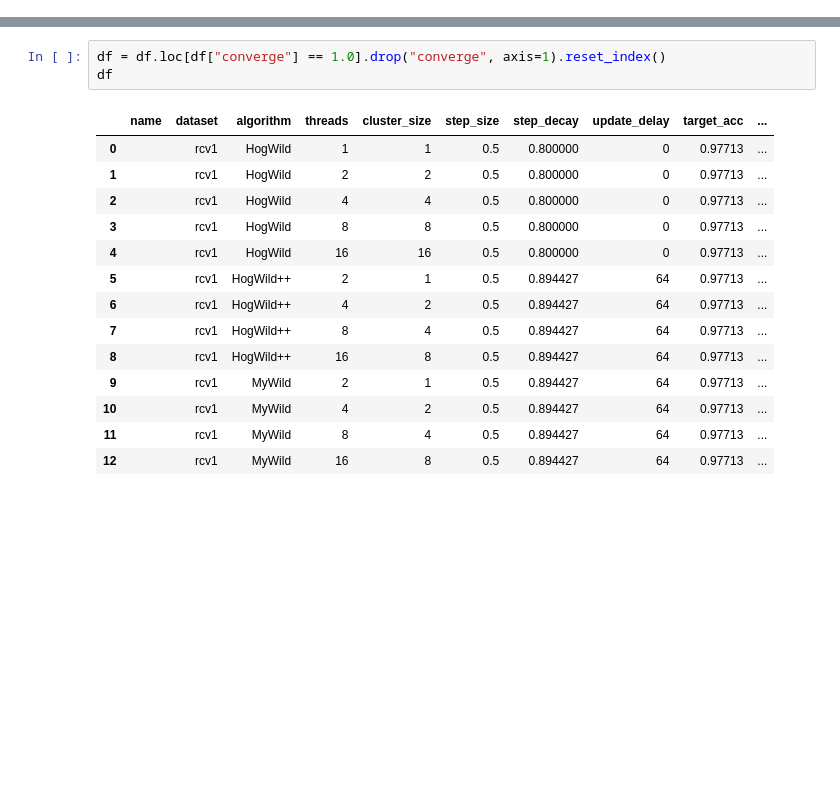
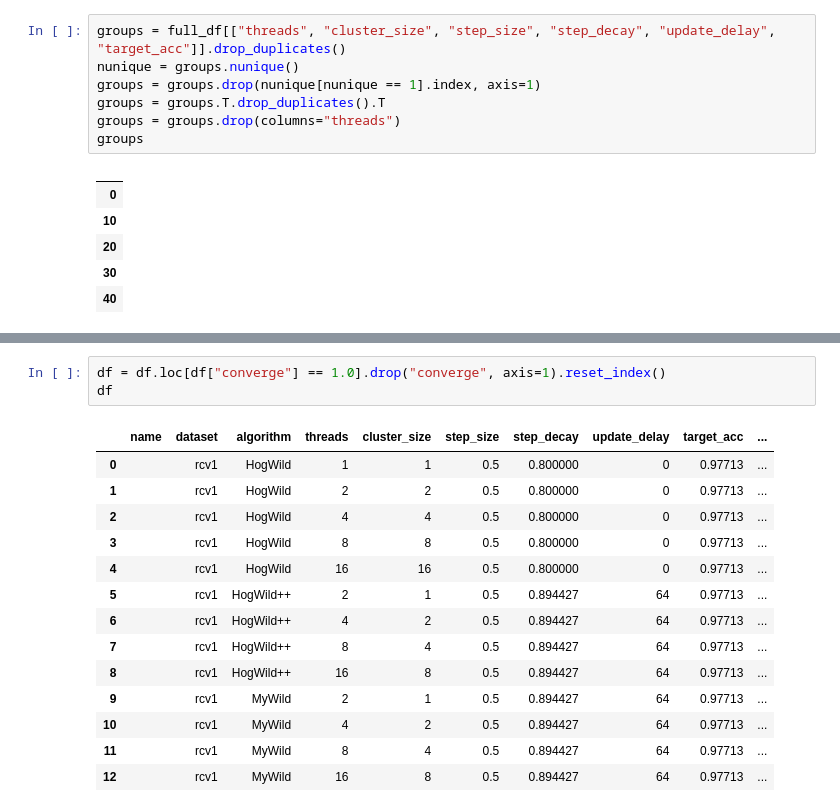
Before and after one commit to zuevmaxim/PSGD, a Jupyter notebook: analysis/analyse.ipynb, the cells around one changed output, grey strips where cells are left out. Drawn from its saved outputs; the diff is of its cells as text; blank space fills up the shorter version.

```diff
--- a/analysis/analyse.ipynb
+++ b/analysis/analyse.ipynb
@@ -31,0 +33,14 @@ full_df
+# %%
+groups = full_df[["threads", "cluster_size", "step_size", "step_decay", "update_delay", "target_acc"]].drop_duplicates()
+nunique = groups.nunique()
+groups = groups.drop(nunique[nunique == 1].index, axis=1)
+groups = groups.T.drop_duplicates().T
+groups = groups.drop(columns="threads")
+groups
+# %% [output]
+|  |
+| 0 |
+| 10 |
+| 20 |
+| 30 |
+| 40 |
```
Also changed, not shown: parts of 5 cells of this notebook, 2 other files.
